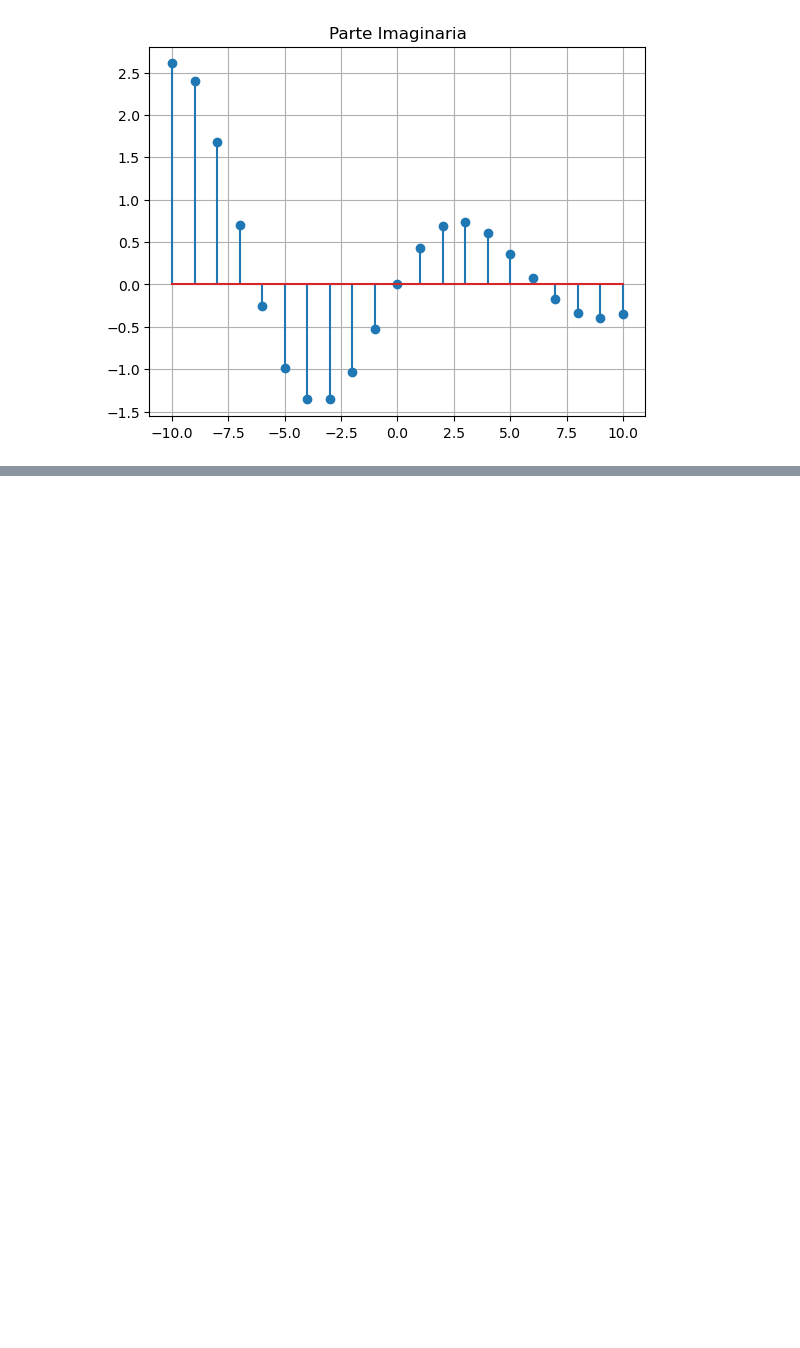
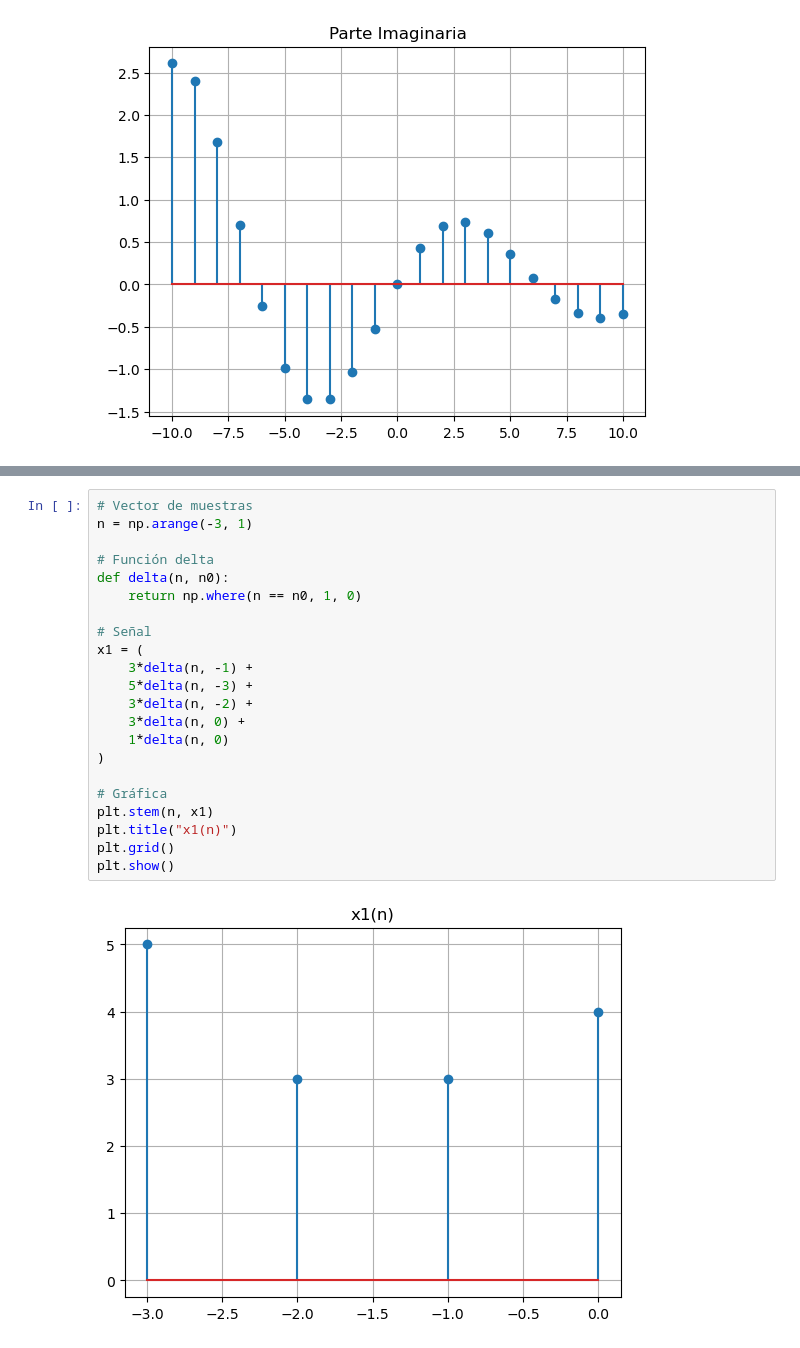
Before and after one commit to loaiza10/Laboratorio-de-biosenales, a Jupyter notebook: Practica#2_ELS_JEHC/Practica2_ELS_JEHC.ipynb, the cells around one changed output, grey strips where cells are left out. Cells and saved outputs as stored; diff of their text form; blank space fills up the shorter version.

```diff
--- a/Practica#2_ELS_JEHC/Practica2_ELS_JEHC.ipynb
+++ b/Practica#2_ELS_JEHC/Practica2_ELS_JEHC.ipynb
@@ -93,0 +102,24 @@ plt.show()
+# %%
+# Vector de muestras
+n = np.arange(-3, 1)
+
+# Función delta
+def delta(n, n0):
+    return np.where(n == n0, 1, 0)
+
+# Señal
+x1 = (
+    3*delta(n, -1) +
+    5*delta(n, -3) +
+    3*delta(n, -2) +
+    3*delta(n, 0) +
+    1*delta(n, 0)
+)
+
+# Gráfica
+plt.stem(n, x1)
+plt.title("x1(n)")
+plt.grid()
+plt.show()
+# %% [output]
+[figure, added]
```
Also changed, not shown: parts of 7 cells of this notebook.
